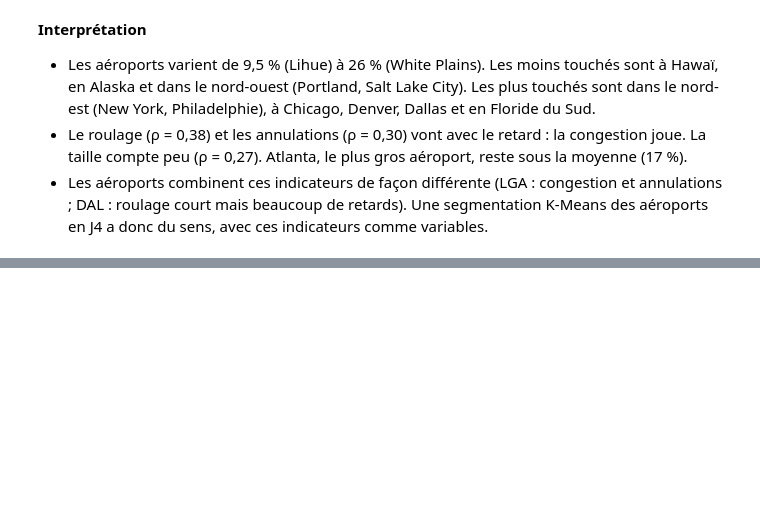
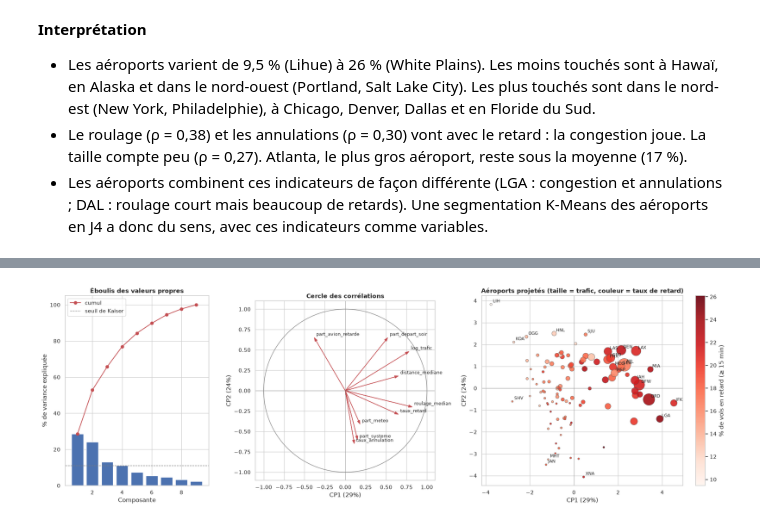
Before and after one commit to 104MJ/TP-datalake, a Jupyter notebook: notebooks/J2_Spark_Delta_Silver.ipynb, the cells around one changed output, grey strips where cells are left out. Cells and saved outputs as stored; diff of their text form; code cells hidden in the pictures; blank space fills up the shorter version.

```diff
--- a/notebooks/J2_Spark_Delta_Silver.ipynb
+++ b/notebooks/J2_Spark_Delta_Silver.ipynb
@@ -1299,0 +1313,92 @@ n_vols              0.27
+# %%
+from sklearn.decomposition import PCA
+from sklearn.preprocessing import StandardScaler
+
+# 1. Une ligne par aéroport de départ (agrégation côté Spark, ~300 lignes ramenées en pandas)
+causes = ["air_system_delay", "weather_delay", "late_aircraft_delay", "airline_delay", "security_delay"]
+total_causes = sum(F.coalesce(F.sum(c), F.lit(0)) for c in causes)
+apt_acp = (
+    silver_eda.filter(F.col("airport_code_valid"))
+    .groupBy("origin_airport", "origin_city")
+    .agg(
+        F.count("*").alias("n_vols"),
+        (100 * F.avg(F.col("is_delayed_15").cast("int"))).alias("taux_retard"),
+        (100 * F.avg(F.col("is_cancelled").cast("int"))).alias("taux_annulation"),
+        F.percentile_approx("taxi_out", 0.5).alias("roulage_median"),
+        F.percentile_approx("distance", 0.5).alias("distance_mediane"),
+        (100 * F.avg((F.col("dep_hour") >= 17).cast("int"))).alias("part_depart_soir"),
+        (100 * F.sum("air_system_delay") / total_causes).alias("part_systeme"),
+        (100 * F.sum("weather_delay") / total_causes).alias("part_meteo"),
+        (100 * F.sum("late_aircraft_delay") / total_causes).alias("part_avion_retarde"),
+    )
+    .filter(F.col("n_vols") >= 300)
+    .toPandas()
+    .dropna()
+)
+apt_acp["log_trafic"] = np.log10(apt_acp["n_vols"])
+
+features = ["taux_retard", "taux_annulation", "roulage_median", "log_trafic", "distance_mediane",
+            "part_depart_soir", "part_systeme", "part_meteo", "part_avion_retarde"]
+X = StandardScaler().fit_transform(apt_acp[features])
+
+# 2. ACP sur toutes les composantes pour lire la variance expliquée
+acp = PCA().fit(X)
+var = acp.explained_variance_ratio_
+coords = acp.transform(X)
+apt_acp["CP1"], apt_acp["CP2"] = coords[:, 0], coords[:, 1]
+print(f"{len(apt_acp)} aéroports, {len(features)} variables centrées-réduites")
+print("Variance expliquée : " + " | ".join(f"CP{i+1} = {v:.1%}" for i, v in enumerate(var[:5])))
+print(f"Cumul CP1 + CP2 = {var[:2].sum():.1%} | CP1 à CP3 = {var[:3].sum():.1%}")
+
+# Corrélation variable / composante (= coordonnées sur le cercle des corrélations)
+correl = pd.DataFrame(acp.components_[:3].T * np.sqrt(acp.explained_variance_[:3]),
+                      index=features, columns=["CP1", "CP2", "CP3"]).round(2)
+print("\nCorrélation de chaque variable avec les 3 premiers axes :")
+print(correl.to_string())
+
+# 3. Graphiques : éboulis, cercle des corrélations, projection des aéroports
+fig, axes = plt.subplots(1, 3, figsize=(20, 6.5), gridspec_kw={"width_ratios": [0.8, 1, 1.4]})
+
+ax = axes[0]
+ax.bar(range(1, len(var) + 1), 100 * var, color="#4C72B0")
+ax.plot(range(1, len(var) + 1), 100 * np.cumsum(var), "o-", color="#C44E52", label="cumul")
+ax.axhline(100 / len(features), ls="--", color="grey", lw=1, label="seuil de Kaiser")
+ax.set_xlabel("Composante")
+ax.set_ylabel("% de variance expliquée")
+ax.set_title("Éboulis des valeurs propres", fontweight="bold")
+ax.legend()
+
+ax = axes[1]
+ax.add_patch(plt.Circle((0, 0), 1, fill=False, color="grey"))
+for f, (x, y) in correl[["CP1", "CP2"]].iterrows():
+    ax.arrow(0, 0, x, y, head_width=0.03, color="#C44E52", length_includes_head=True)
+    ax.annotate(f, (x, y), xytext=(4, 4), textcoords="offset points", fontsize=9)
+ax.axhline(0, color="grey", lw=0.5)
+ax.axvline(0, color="grey", lw=0.5)
+ax.set(xlim=(-1.1, 1.1), ylim=(-1.1, 1.1), aspect="equal",
+       xlabel=f"CP1 ({var[0]:.0%})", ylabel=f"CP2 ({var[1]:.0%})")
+ax.set_title("Cercle des corrélations", fontweight="bold")
+
+ax = axes[2]
+sc = ax.scatter(apt_acp["CP1"], apt_acp["CP2"], c=apt_acp["taux_retard"], s=apt_acp["n_vols"] / 25,
+                cmap="Reds", edgecolors="#525252", linewidth=0.6, alpha=0.9)
+a_nommer = pd.concat([apt_acp.nlargest(12, "n_vols"), apt_acp.nlargest(4, "CP1"), apt_acp.nsmallest(4, "CP1"),
+                      apt_acp.nlargest(3, "CP2"), apt_acp.nsmallest(3, "CP2")]).drop_duplicates("origin_airport")
+for _, r in a_nommer.iterrows():
+    ax.annotate(r["origin_airport"], (r["CP1"], r["CP2"]), xytext=(4, 4), textcoords="offset points", fontsize=8.5)
+ax.axhline(0, color="grey", lw=0.5)
+ax.axvline(0, color="grey", lw=0.5)
+plt.colorbar(sc, ax=ax, label="% de vols en retard (≥ 15 min)")
+ax.set(xlabel=f"CP1 ({var[0]:.0%})", ylabel=f"CP2 ({var[1]:.0%})")
+ax.set_title("Aéroports projetés (taille = trafic, couleur = taux de retard)", fontweight="bold")
+plt.tight_layout()
+plt.show()
+
+# Aéroports extrêmes sur chaque axe, pour nommer les axes
+cols = ["origin_airport", "origin_city", "n_vols", "taux_retard", "roulage_median", "distance_mediane", "part_meteo"]
+for axe in ["CP1", "CP2"]:
+    print(f"\n{axe} - les 5 plus négatifs :")
+    print(apt_acp.nsmallest(5, axe)[cols + [axe]].round(2).to_string(index=False))
+    print(f"{axe} - les 5 plus positifs :")
+    print(apt_acp.nlargest(5, axe)[cols + [axe]].round(2).to_string(index=False))
+# %% [output]
@@ -1299,0 +1420 @@ n_vols              0.27
+[figure, added]
```
Also changed, not shown: parts of 5 cells of this notebook.
